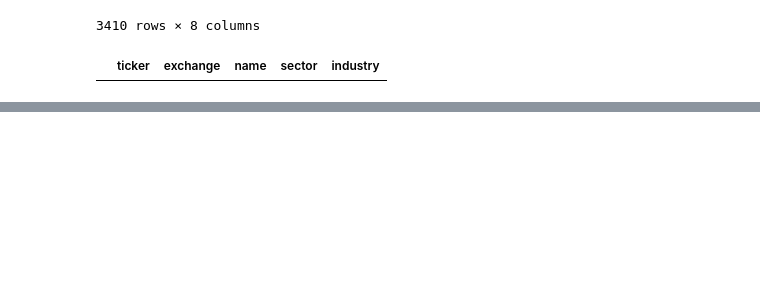
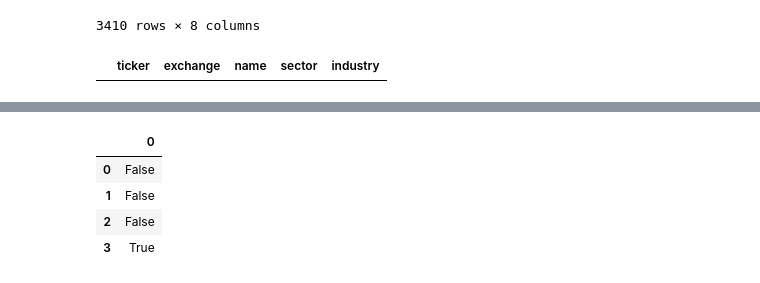
Before and after one commit to marcdumon/funda, a Jupyter notebook: src/visualization/Untitled.ipynb, the cells around one changed output, grey strips where cells are left out. Cells and saved outputs as stored; diff of their text form; code cells hidden in the pictures; blank space fills up the shorter version.

```diff
--- a/src/visualization/Untitled.ipynb
+++ b/src/visualization/Untitled.ipynb
@@ -289,0 +372,8 @@ t[t['ticker']=='WINMQ']
+# %%
+~x
+# %% [output]
+|  | 0 |
+| 0 | False |
+| 1 | False |
+| 2 | False |
+| 3 | True |
```
Also changed, not shown: parts of 5 cells of this notebook, 1 other file.
